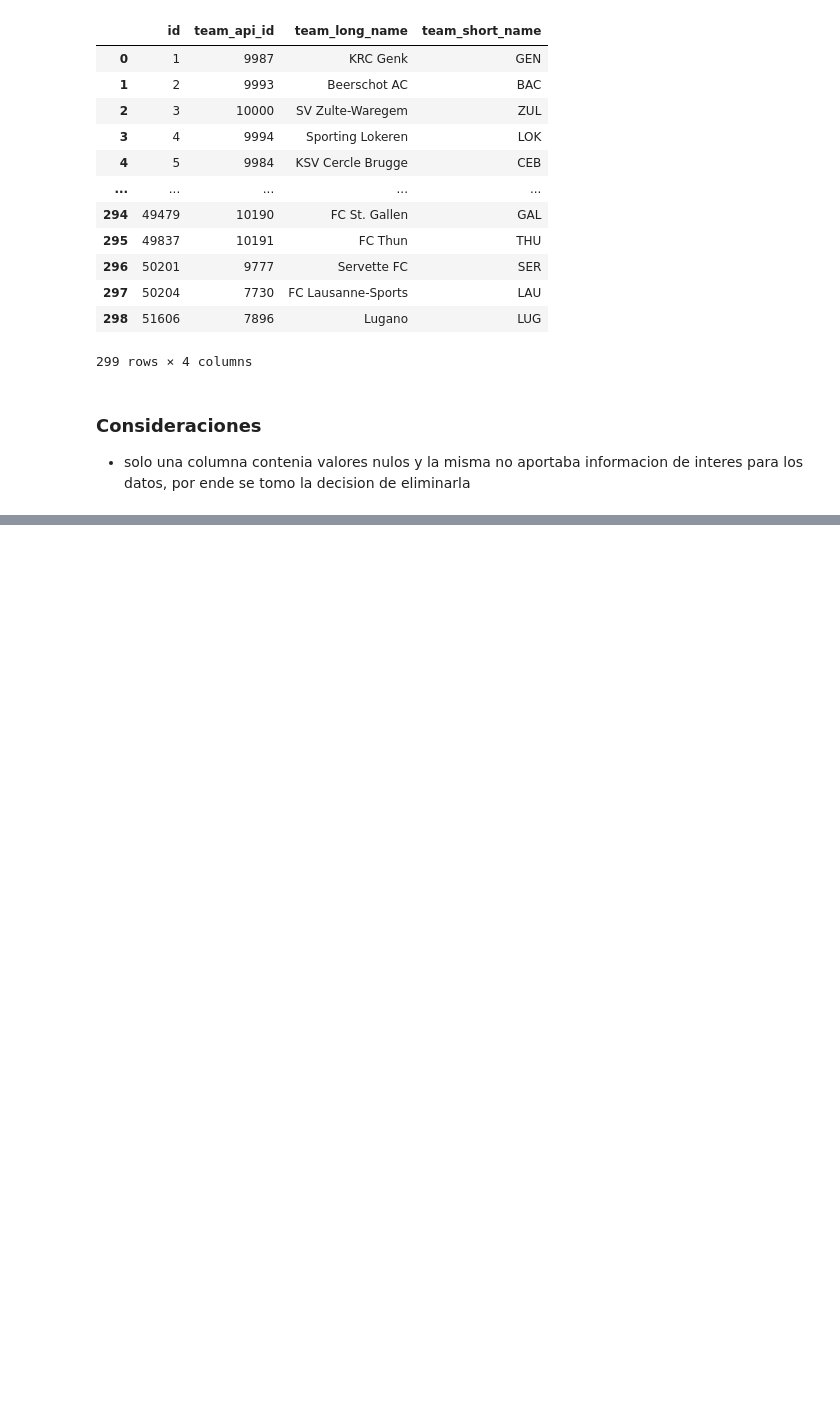
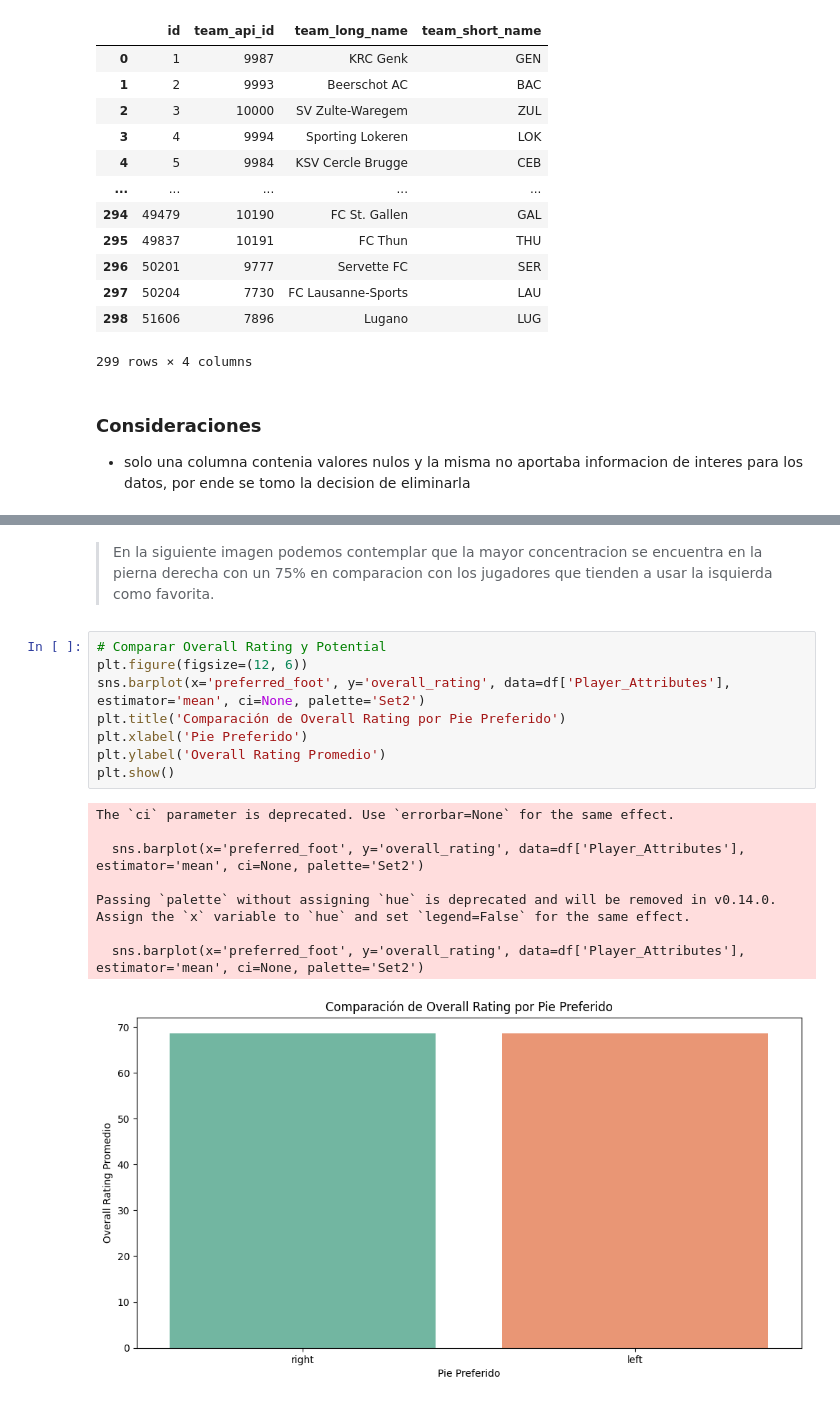
Before and after one commit to rammerbot/mi_casino_test, a Jupyter notebook: mi_casino_test.ipynb, the cells around one changed output, grey strips where cells are left out. Drawn from its saved outputs; the diff is of its cells as text; blank space fills up the shorter version.

```diff
--- a/mi_casino_test.ipynb
+++ b/mi_casino_test.ipynb
@@ -757,0 +856,20 @@ df['Team']
+# %% [markdown]
+
+> En la siguiente imagen podemos contemplar que la mayor concentracion se encuentra en la pierna derecha con un 75% en comparacion con los jugadores que tienden a usar la isquierda como favorita.
+# %%
+# Comparar Overall Rating y Potential
+plt.figure(figsize=(12, 6))
+sns.barplot(x='preferred_foot', y='overall_rating', data=df['Player_Attributes'], estimator='mean', ci=None, palette='Set2')
+plt.title('Comparación de Overall Rating por Pie Preferido')
+plt.xlabel('Pie Preferido')
+plt.ylabel('Overall Rating Promedio')
+plt.show()
+# %% [output]
+The `ci` parameter is deprecated. Use `errorbar=None` for the same effect.
+
+  sns.barplot(x='preferred_foot', y='overall_rating', data=df['Player_Attributes'], estimator='mean', ci=None, palette='Set2')
+
+Passing `palette` without assigning `hue` is deprecated and will be removed in v0.14.0. Assign the `x` variable to `hue` and set `legend=False` for the same effect.
+
+  sns.barplot(x='preferred_foot', y='overall_rating', data=df['Player_Attributes'], estimator='mean', ci=None, palette='Set2')
+[figure, added]
```
Also changed, not shown: parts of 22 cells of this notebook.
